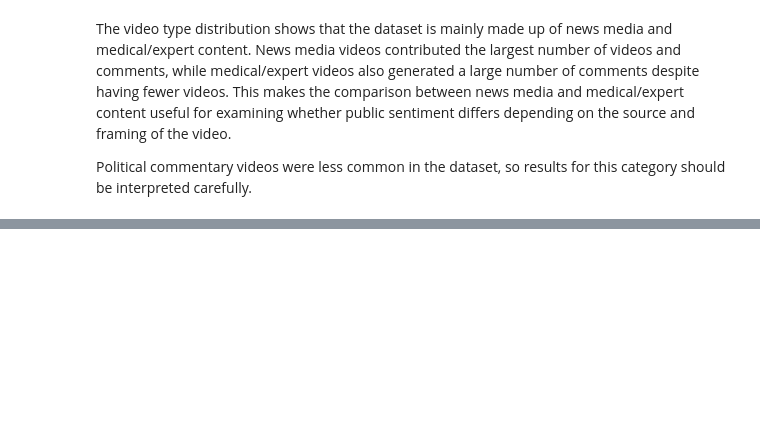
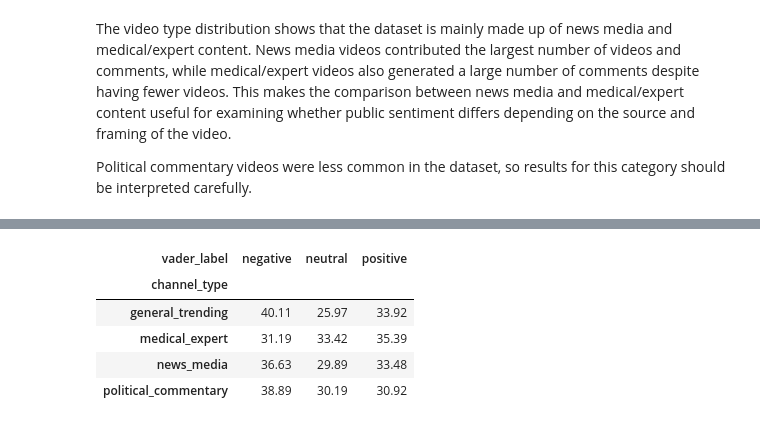
Before and after one commit to BenB51/UGGroup11_SocialMedia_A2, a Jupyter notebook: Youtube_Analysis.ipynb, the cells around one changed output, grey strips where cells are left out. Cells and saved outputs as stored; diff of their text form; code cells hidden in the pictures; blank space fills up the shorter version.

```diff
--- a/Youtube_Analysis.ipynb
+++ b/Youtube_Analysis.ipynb
@@ -1247,0 +1278,16 @@ Political commentary videos were less common in the dataset, so results for this
+# %%
+# create sentiment percentage table by channel type
+sentiment_percent_by_type = pd.crosstab(
+    english_comments_df["channel_type"],
+    english_comments_df["vader_label"],
+    normalize="index"
+) * 100
+
+sentiment_percent_by_type.round(2)
+# %% [output]
+| vader_label | negative | neutral | positive |
+| channel_type |  |  |  |
+| general_trending | 40.11 | 25.97 | 33.92 |
+| medical_expert | 31.19 | 33.42 | 35.39 |
+| news_media | 36.63 | 29.89 | 33.48 |
+| political_commentary | 38.89 | 30.19 | 30.92 |
```
Also changed, not shown: parts of 6 cells of this notebook.
